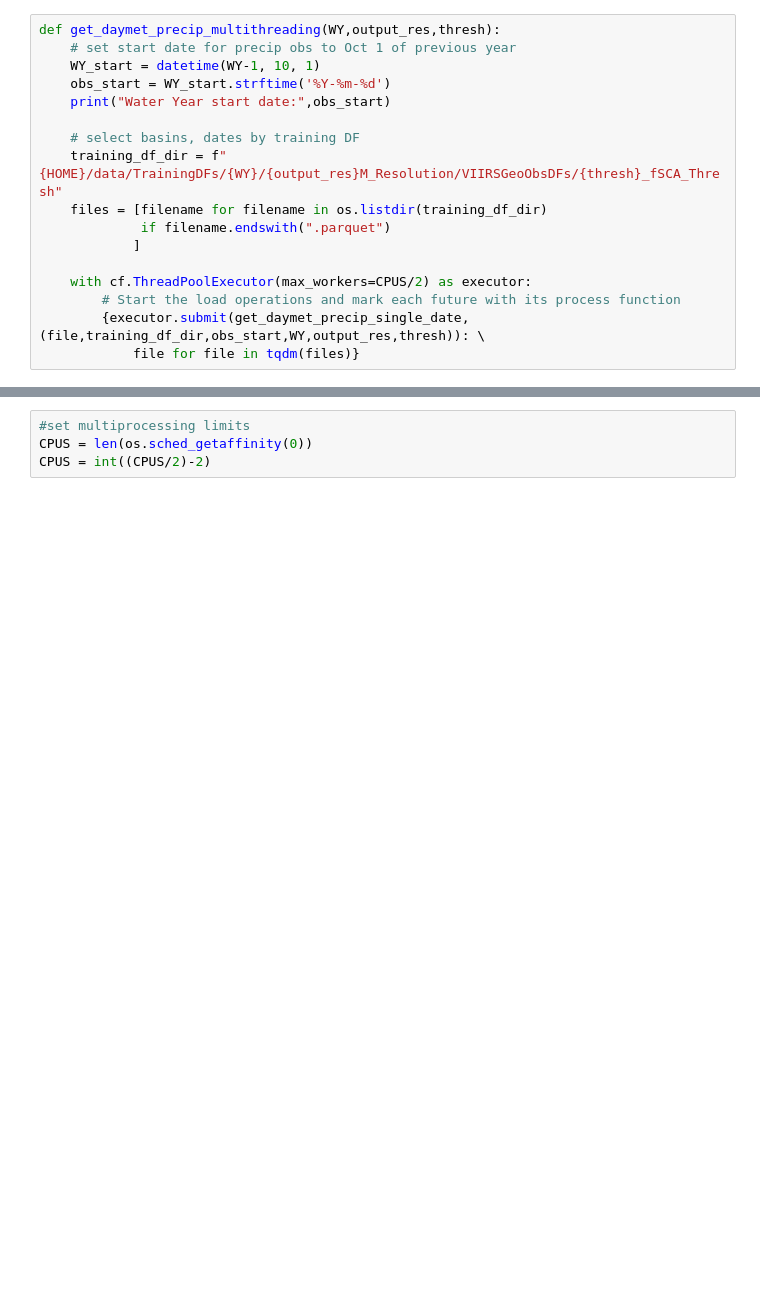
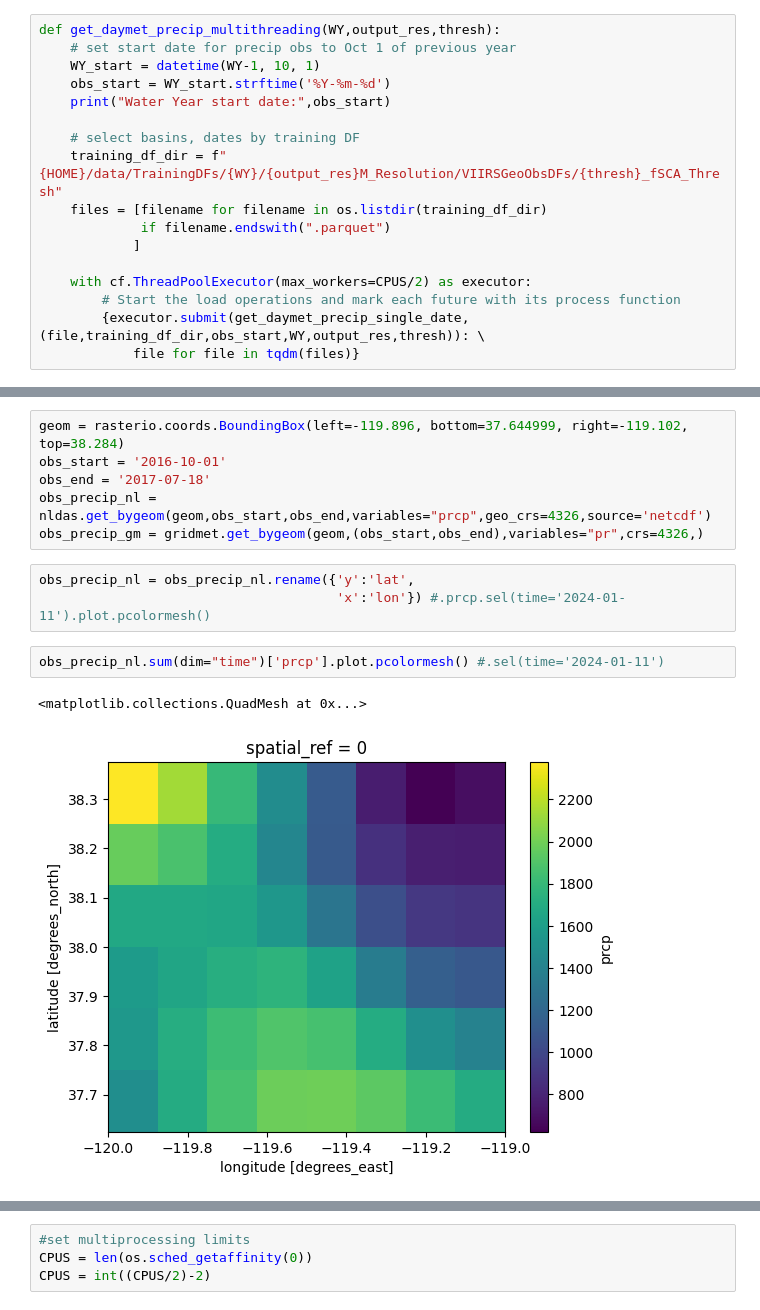
Before and after one commit to whitelightning450/SWEMLv2.0, a Jupyter notebook: Dataprocessing/get_Precip_sandbox.ipynb, the cells around one changed output, grey strips where cells are left out. Saved outputs shown, nothing was run; the diff lists cells and outputs as text; blank space fills up the shorter version.

```diff
--- a/Dataprocessing/get_Precip_sandbox.ipynb
+++ b/Dataprocessing/get_Precip_sandbox.ipynb
@@ -332,0 +694,14 @@ def get_daymet_precip_df(WY,output_res,thresh):
+# %%
+geom = rasterio.coords.BoundingBox(left=-119.896, bottom=37.644999, right=-119.102, top=38.284)
+obs_start = '2016-10-01'
+obs_end = '2017-07-18'
+obs_precip_nl = nldas.get_bygeom(geom,obs_start,obs_end,variables="prcp",geo_crs=4326,source='netcdf')
+obs_precip_gm = gridmet.get_bygeom(geom,(obs_start,obs_end),variables="pr",crs=4326,)
+# %%
+obs_precip_nl = obs_precip_nl.rename({'y':'lat',
+                                      'x':'lon'}) #.prcp.sel(time='2024-01-11').plot.pcolormesh()
+# %%
+obs_precip_nl.sum(dim="time")['prcp'].plot.pcolormesh() #.sel(time='2024-01-11')
+# %% [output]
+<matplotlib.collections.QuadMesh at 0x...>
+[figure, added]
```
Also changed, not shown: parts of 24 cells of this notebook, 5 other files.
